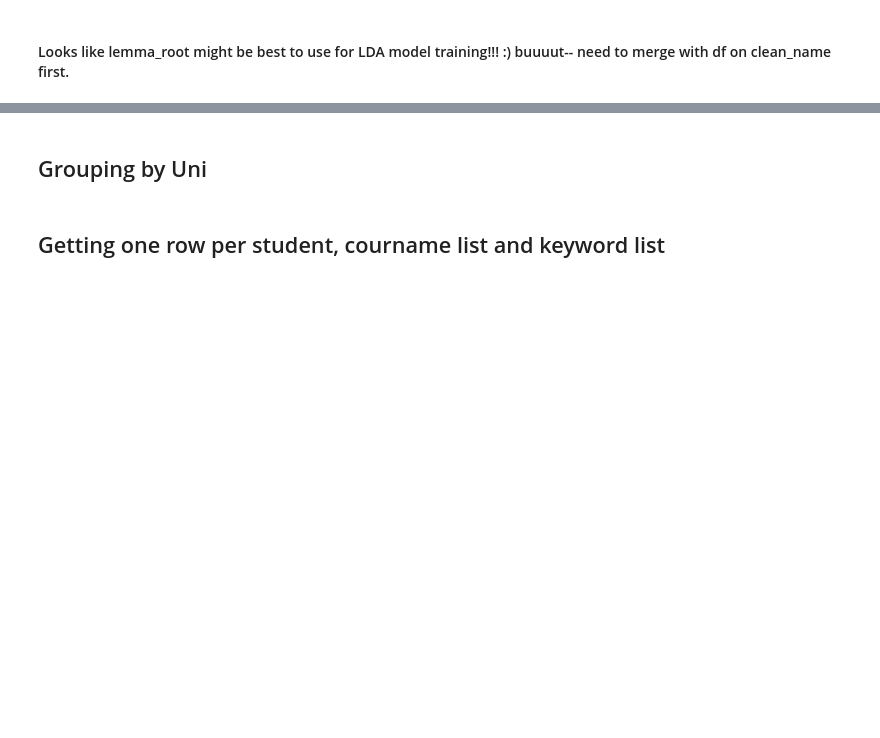
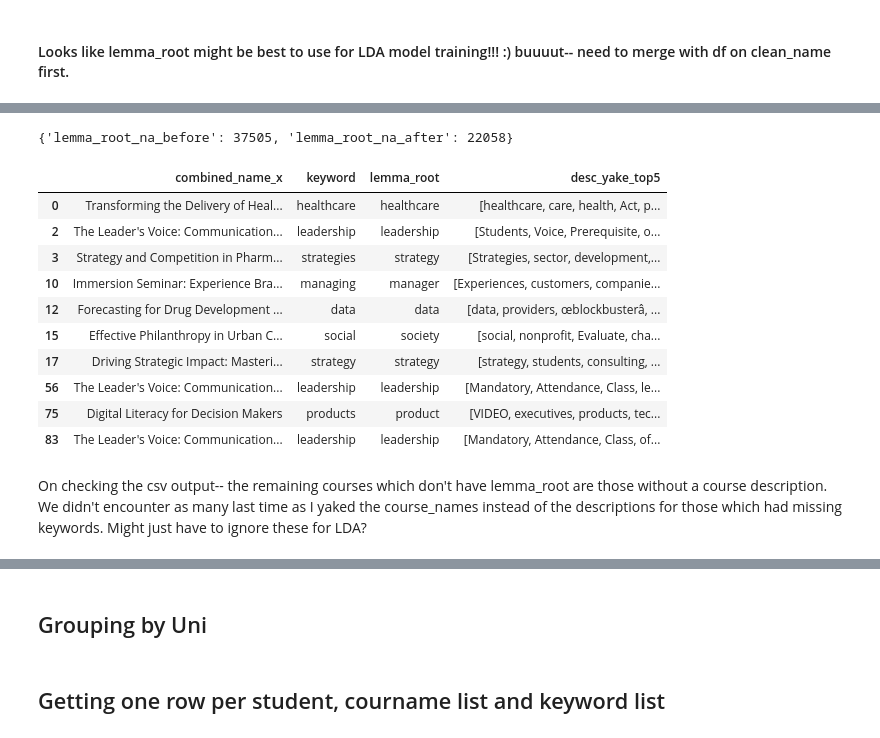
Before and after one commit to dyuthiii/CBS-Github-DND, a Jupyter notebook: Student Cluster Analysis and LDA-20250714T173604Z-1-001/Student Cluster Analysis and LDA/Student Cluster Analysis GDrive/LDA final.ipynb, the cells around one changed output, grey strips where cells are left out. Saved outputs shown, nothing was run; the diff lists cells and outputs as text; code cells hidden in the pictures; blank space fills up the shorter version.

```diff
--- a/Student Cluster Analysis and LDA-20250714T173604Z-1-001/Student Cluster Analysis and LDA/Student Cluster Analysis GDrive/LDA final.ipynb
+++ b/Student Cluster Analysis and LDA-20250714T173604Z-1-001/Student Cluster Analysis and LDA/Student Cluster Analysis GDrive/LDA final.ipynb
@@ -330,0 +506,5 @@ kept_keywords.to_csv("/content/drive/MyDrive/CBS/CBS-Github-DND/Student Cluster
+# %%
+#drop duplicates from df_desc wth same clean_name, yearTerm and uni
+df_desc_clean = df_desc.drop_duplicates(subset=['clean_name', 'yearTerm', 'uni', "course_number"])
+print("df_desc_clean count:", df_desc_clean['clean_name'].count())
+df_desc_clean.head() #147048-- same number as original df!!
@@ -333,8 +524,7 @@ kept_keywords.to_csv("/content/drive/MyDrive/CBS/CBS-Github-DND/Student Cluster
 # %%
-df_keywords = df.merge(
+df_keywords = df_desc_clean.merge(
     kept_keywords,
-    left_on='clean_name',
-    right_on="combined_name",
+    on='clean_name',
     how='left'   # <-- keep ALL courses
 )
 
@@ -351,20 +595 @@ for courses with no keywords, I'm going to get their Top 1 keyword using YAKE on
-# %%
-from yake import KeywordExtractor
-kw_extractor = KeywordExtractor(lan="en", n=1, top=5)
-
-def yake_top_keywords(text):
-    if pd.isna(text) or not str(text).strip():
-        return None
-    try:
-        keywords = kw_extractor.extract_keywords(text)
-        return [kw for kw, score in keywords]
-    except:
-        return None
-
-df_keywords["yake_top5_keywords"] = df_keywords.apply(
-    lambda row: row["keyword"] if pd.notna(row["keyword"]) else yake_top_keywords(row["combined_name_x"]),
-    axis=1
-)
-
-df_keywords.head()
 # %% [markdown]
@@ -411,2 +735,26 @@ df_keywords_final.head()
+# %%
+# How many lemma_root NAs before vs after?
+before = df_keywords["lemma_root"].isna().sum()
+after  = df_keywords_final["lemma_root"].isna().sum()
+print({"lemma_root_na_before": before, "lemma_root_na_after": after})
+
+# Spot-check rows that changed from NA -> filled
+changed = df_keywords["lemma_root"].isna() & df_keywords_final["lemma_root"].notna()
+df_keywords_final.loc[changed, ["combined_name_x","keyword","lemma_root","desc_yake_top5"]].head(10)
+# %% [output]
+{'lemma_root_na_before': 37505, 'lemma_root_na_after': 22058}
+|  | combined_name_x | keyword | lemma_root | desc_yake_top5 |
+| 0 | Transforming the Delivery of Heal... | healthcare | healthcare | [healthcare, care, health, Act, p... |
+| 2 | The Leader's Voice: Communication... | leadership | leadership | [Students, Voice, Prerequisite, o... |
+| 3 | Strategy and Competition in Pharm... | strategies | strategy | [Strategies, sector, development,... |
+| 10 | Immersion Seminar: Experience Bra... | managing | manager | [Experiences, customers, companie... |
+| 12 | Forecasting for Drug Development ... | data | data | [data, providers, œblockbusterâ, ... |
+| 15 | Effective Philanthropy in Urban C... | social | society | [social, nonprofit, Evaluate, cha... |
+| 17 | Driving Strategic Impact: Masteri... | strategy | strategy | [strategy, students, consulting, ... |
+| 56 | The Leader's Voice: Communication... | leadership | leadership | [Mandatory, Attendance, Class, le... |
+| 75 | Digital Literacy for Decision Makers | products | product | [VIDEO, executives, products, tec... |
+| 83 | The Leader's Voice: Communication... | leadership | leadership | [Mandatory, Attendance, Class, of... |
+# %% [markdown]
+On checking the csv output-- the remaining courses which don't have lemma_root are those without a course description. We didn't encounter as many last time as I yaked the course_names instead of the descriptions for those which had missing keywords. Might just have to ignore these for LDA?
 # %%
 #count NAs
```
Also changed, not shown: parts of 85 cells of this notebook, 3 other files.
